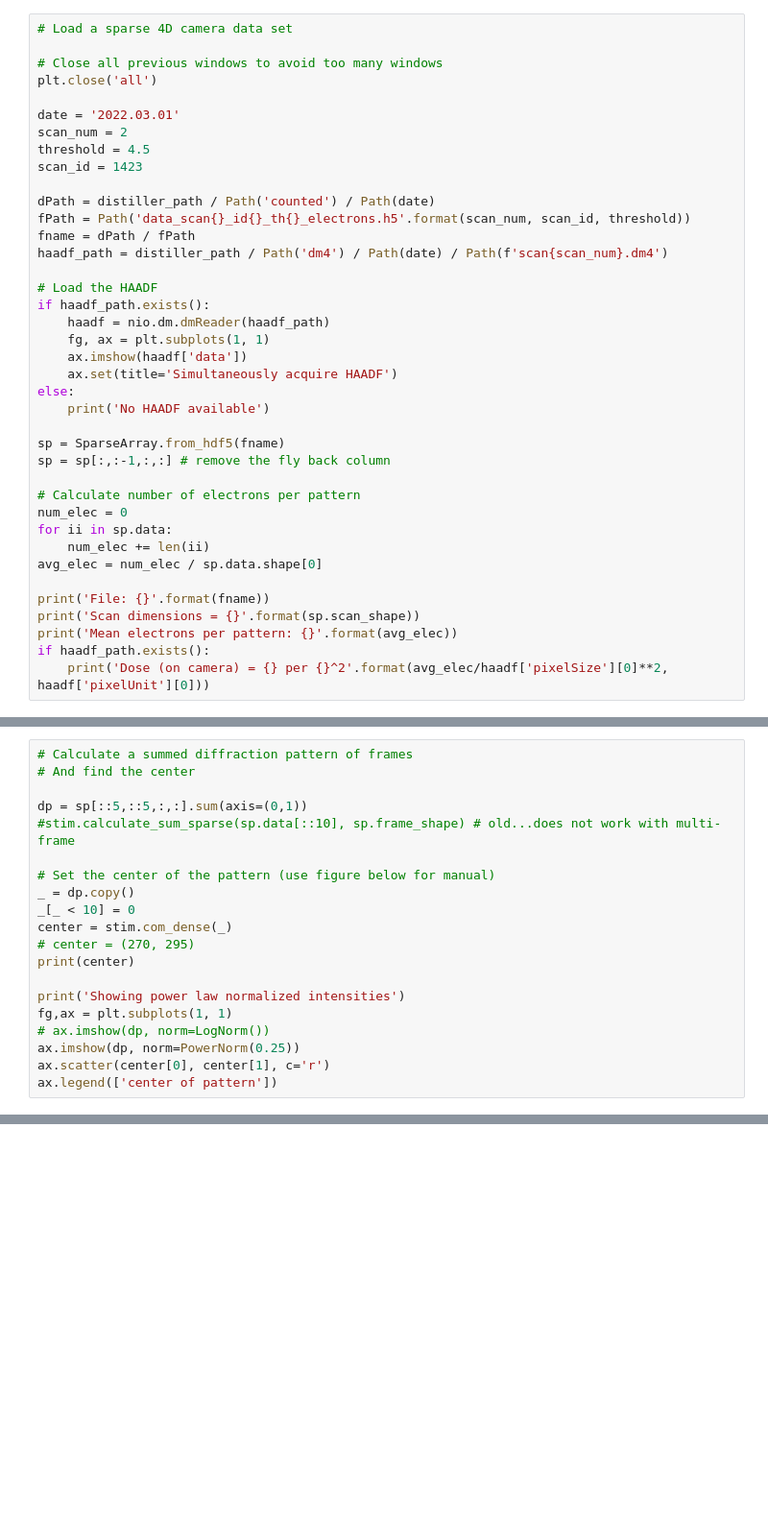
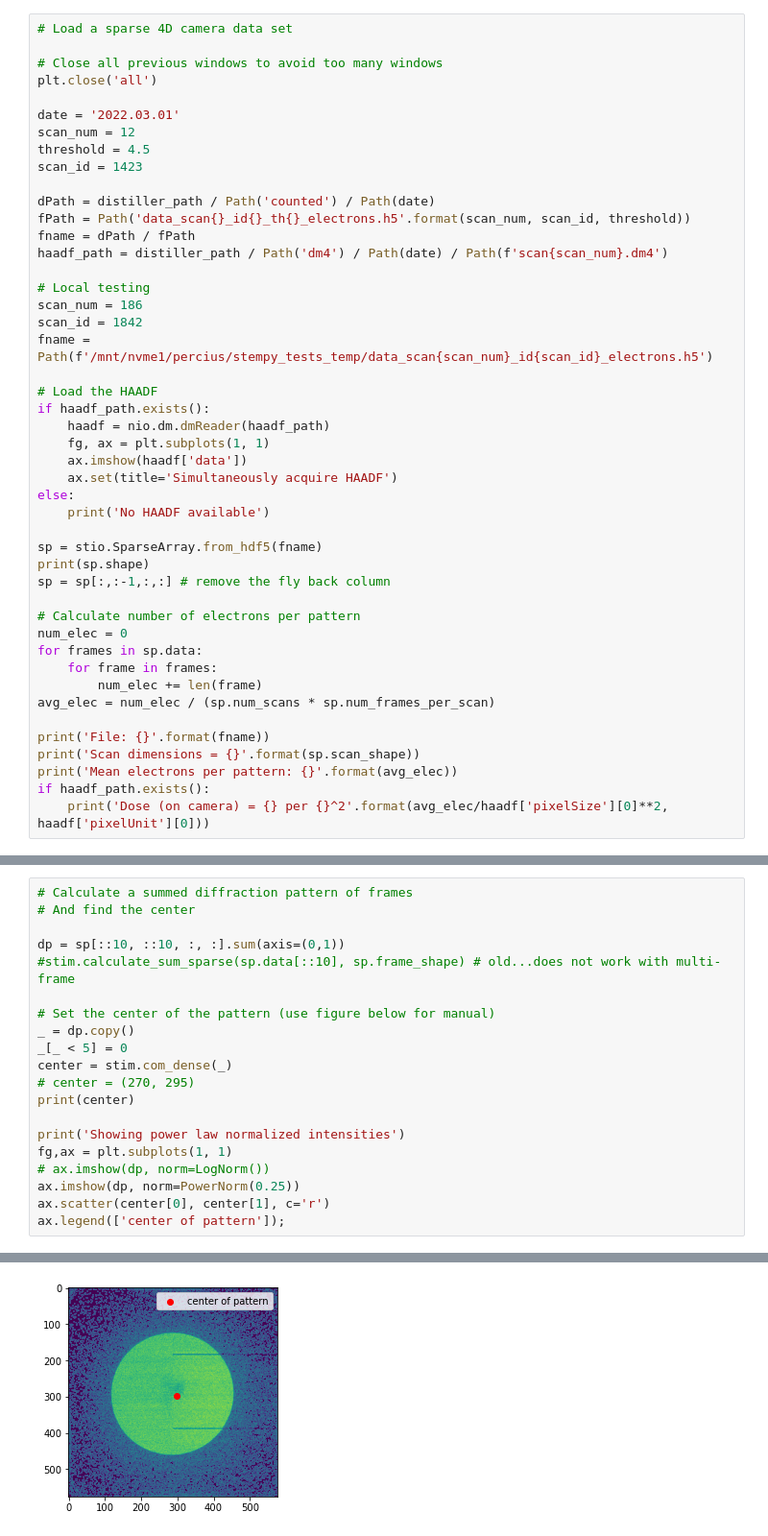
Before and after one commit to OpenChemistry/stempy, a Jupyter notebook: examples/center_of_mass_sparse.ipynb, the cells around one changed output, grey strips where cells are left out. Shown at 96% size. Drawn from its saved outputs; the diff is of its cells as text; blank space fills up the shorter version.

```diff
--- a/examples/center_of_mass_sparse.ipynb
+++ b/examples/center_of_mass_sparse.ipynb
@@ -28,7 +26,7 @@ distiller_path = Path('/global/cfs/projectdirs/ncemhub/distiller/')
 plt.close('all')
 
 date = '2022.03.01'
-scan_num = 2
+scan_num = 12
 threshold = 4.5
 scan_id = 1423
 
@@ -36,6 +34,11 @@ dPath = distiller_path / Path('counted') / Path(date)
 fPath = Path('data_scan{}_id{}_th{}_electrons.h5'.format(scan_num, scan_id, threshold))
 fname = dPath / fPath
 haadf_path = distiller_path / Path('dm4') / Path(date) / Path(f'scan{scan_num}.dm4')
+
+# Local testing
+scan_num = 186
+scan_id = 1842
+fname = Path(f'/mnt/nvme1/percius/stempy_tests_temp/data_scan{scan_num}_id{scan_id}_electrons.h5')
 
 # Load the HAADF
 if haadf_path.exists():
@@ -46,14 +49,16 @@ if haadf_path.exists():
 else:
     print('No HAADF available')
 
-sp = SparseArray.from_hdf5(fname)
+sp = stio.SparseArray.from_hdf5(fname)
+print(sp.shape)
 sp = sp[:,:-1,:,:] # remove the fly back column
 
 # Calculate number of electrons per pattern
 num_elec = 0
-for ii in sp.data:
-    num_elec += len(ii)
-avg_elec = num_elec / sp.data.shape[0]
+for frames in sp.data:
+    for frame in frames:
+        num_elec += len(frame)
+avg_elec = num_elec / (sp.num_scans * sp.num_frames_per_scan)
 
 print('File: {}'.format(fname))
 print('Scan dimensions = {}'.format(sp.scan_shape))
@@ -64,12 +75,12 @@ if haadf_path.exists():
 # Calculate a summed diffraction pattern of frames
 # And find the center
 
-dp = sp[::5,::5,:,:].sum(axis=(0,1))
+dp = sp[::10, ::10, :, :].sum(axis=(0,1))
 #stim.calculate_sum_sparse(sp.data[::10], sp.frame_shape) # old...does not work with multi-frame
 
 # Set the center of the pattern (use figure below for manual)
 _ = dp.copy()
-_[_ < 10] = 0
+_[_ < 5] = 0
 center = stim.com_dense(_)
 # center = (270, 295)
 print(center)
@@ -79,4 +90,5 @@ fg,ax = plt.subplots(1, 1)
 # ax.imshow(dp, norm=LogNorm())
 ax.imshow(dp, norm=PowerNorm(0.25))
 ax.scatter(center[0], center[1], c='r')
-ax.legend(['center of pattern'])
+ax.legend(['center of pattern']);
+# %% [output]
@@ -83,3 +98,4 @@ ax.legend(['center of pattern'])
+[figure, added]
 # %%
 # Calculate a virtual bright field and dark field
 inner_angles = (0, 180) # in pixels
```
Also changed, not shown: parts of 10 cells of this notebook, 2 other files.
